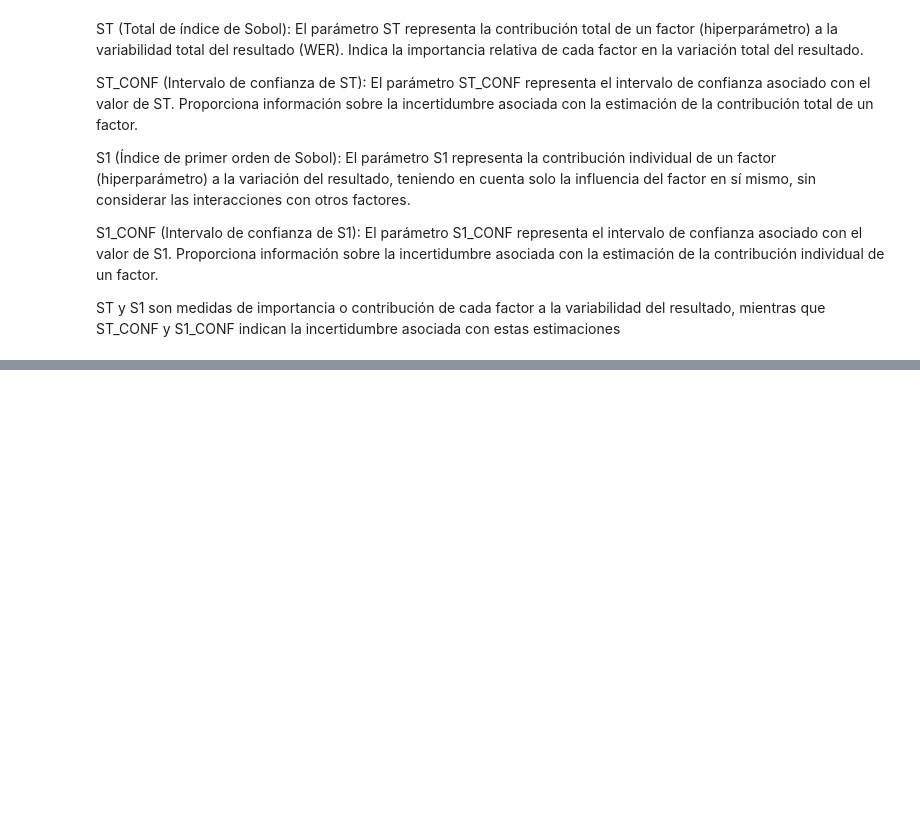
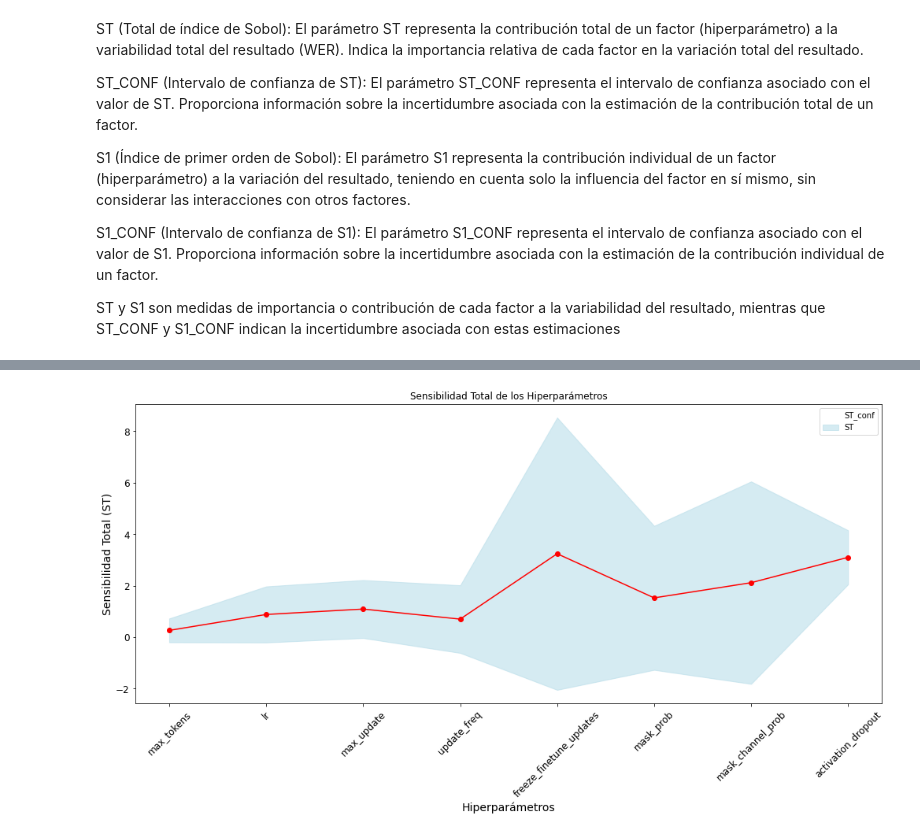
Before and after one commit to monirome/sobol_sensitivity, a Jupyter notebook: Estudio de hiperparametros_kotiria.ipynb, the cells around one changed output, grey strips where cells are left out. Cells and saved outputs as stored; diff of their text form; code cells hidden in the pictures; blank space fills up the shorter version.

```diff
--- a/Estudio de hiperparametros_kotiria.ipynb
+++ b/Estudio de hiperparametros_kotiria.ipynb
@@ -159,43 +146,62 @@ fig.show()
 # %%
-import plotly.graph_objects as go
+# hiperparametros = problem['names']
 
-# Obtener los nombres de los hiperparámetros
+# st_values = Si['ST']
+# st_conf_values = Si['ST_conf']
+
+# fig = go.Figure()
+# fig.add_trace(go.Scatter(
+#     x=hiperparametros,
+#     y=st_values - st_conf_values,
+#     mode='lines',
+#     line=dict(width=0),
+#     showlegend=False
+# ))
+# fig.add_trace(go.Scatter(
+#     x=hiperparametros,
+#     y=st_values + st_conf_values,
+#     mode='lines',
+#     fill='tonexty',
+#     fillcolor='rgba(0,100,80,0.2)',
+#     line=dict(width=0),
+#     name='ST_conf'
+# ))
+# fig.add_trace(go.Scatter(
+#     x=hiperparametros,
+#     y=st_values,
+#     mode='lines+markers',
+#     marker=dict(size=6),
+#     name='ST'
+# ))
+# fig.update_layout(
+#     title='Sensibilidad Total de los Hiperparámetros',
+#     xaxis_title='Hiperparámetros',
+#     yaxis_title='Sensibilidad Total (ST)',
+#     xaxis=dict(tickangle=45),
+# )
+# fig.show()
+
+###################################################################################
+
+fig, ax = plt.subplots(figsize=(17, 7))
+
 hiperparametros = problem['names']
-
-# Obtener los valores de ST y ST_conf
 st_values = Si['ST']
 st_conf_values = Si['ST_conf']
 
-# Crear el gráfico de área
-fig = go.Figure()
-fig.add_trace(go.Scatter(
-    x=hiperparametros,
-    y=st_values - st_conf_values,
-    mode='lines',
-    line=dict(width=0),
-    showlegend=False
-))
-fig.add_trace(go.Scatter(
-    x=hiperparametros,
-    y=st_values + st_conf_values,
-    mode='lines',
-    fill='tonexty',
-    fillcolor='rgba(0,100,80,0.2)',
-    line=dict(width=0),
-    name='ST_conf'
-))
-fig.add_trace(go.Scatter(
-    x=hiperparametros,
-    y=st_values,
-    mode='lines+markers',
-    marker=dict(size=6),
-    name='ST'
-))
-fig.update_layout(
-    title='Sensibilidad Total de los Hiperparámetros',
-    xaxis_title='Hiperparámetros',
-    yaxis_title='Sensibilidad Total (ST)',
-    xaxis=dict(tickangle=45),
-)
-fig.show()
+ax.plot(hiperparametros, st_values - st_conf_values, color='blue', linewidth=0)
+ax.fill_between(hiperparametros, st_values - st_conf_values, st_values + st_conf_values, color='lightblue', alpha=0.5)
+ax.plot(hiperparametros, st_values, marker='o', markersize=6, color='red')
+
+ax.set(title='Sensibilidad Total de los Hiperparámetros',
+       xlabel='Hiperparámetros',
+       ylabel='Sensibilidad Total (ST)')
+ax.tick_params(axis='x', rotation=45)
+
+ax.legend(['ST_conf', 'ST'])
+ax.xaxis.label.set_size(14)
+ax.yaxis.label.set_size(14)
+ax.tick_params(axis='both', which='major', labelsize=12)
+
+plt.show()
 # %% [output]
@@ -203 +208,2 @@ fig.show()
+[figure, added]
 # %%
```
Also changed, not shown: parts of 14 cells of this notebook.
